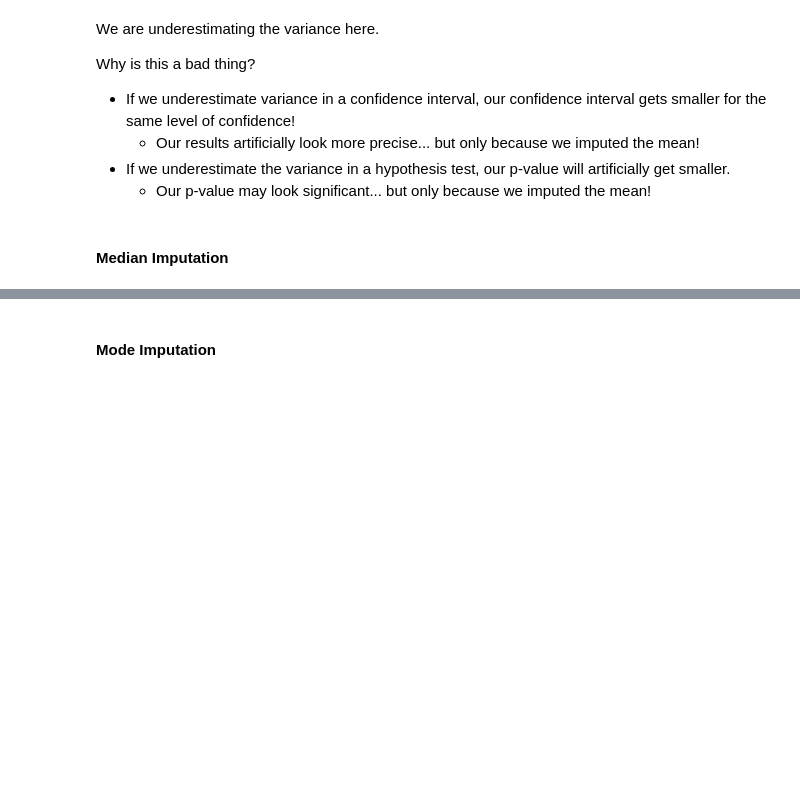
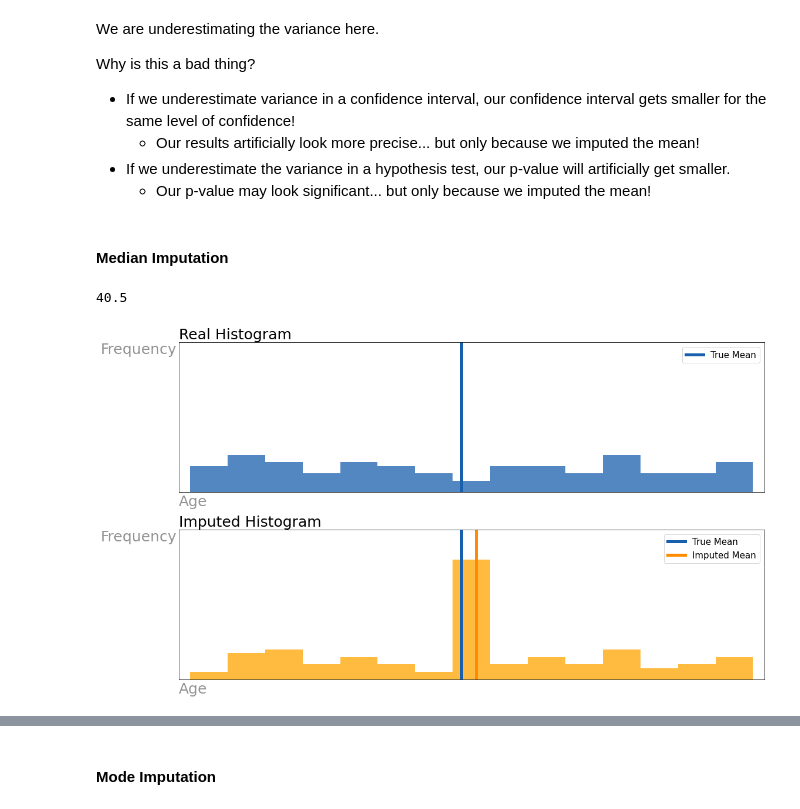
Before and after one commit to msamhz/GA-Lessons, a Jupyter notebook: 3.08-lesson-missing-data/starter-code.ipynb, the cells around one changed output, grey strips where cells are left out. Saved outputs shown, nothing was run; the diff lists cells and outputs as text; code cells hidden in the pictures; blank space fills up the shorter version.

```diff
--- a/3.08-lesson-missing-data/starter-code.ipynb
+++ b/3.08-lesson-missing-data/starter-code.ipynb
@@ -110,0 +137,7 @@ For any “NA” value in a given column, replace “NA” with the mean, median
+# %%
+# Let's impute missing values in the age column with the mean
+
+# fill mean value first
+
+mean_val = income_missing['age'].mean()
+mean_val
@@ -111,6 +146,6 @@ For any “NA” value in a given column, replace “NA” with the mean, median
 # %%
 # Let's impute missing values in the age column with the mean
-mean_age =
+income_missing['age_mean_imputed'] = income_missing['age'].fillna(mean_val)
 # %%
 compare_histograms(imputed_column = income_missing['age_mean_imputed'],
                    original_column = income['age'],
@@ -131,4 +166,17 @@ Why is this a bad thing?
 #### Median Imputation
 # %%
 # Let's impute missing values in the age column with the median
-med_age =
+# need drop NA
+med_age = np.median(income_missing['age'].dropna())
+med_age
+# %% [output]
+40.5
+# %%
+income_missing['age_med_imputed'] = income_missing['age'].fillna(med_age)
+# %%
+compare_histograms(imputed_column = income_missing['age_med_imputed'],
+                   original_column = income['age'],
+                   x_label = 'Age',
+                   y_label = 'Frequency')
+# %% [output]
+[figure, added]
```
Also changed, not shown: parts of 27 cells of this notebook, 1 other file.
